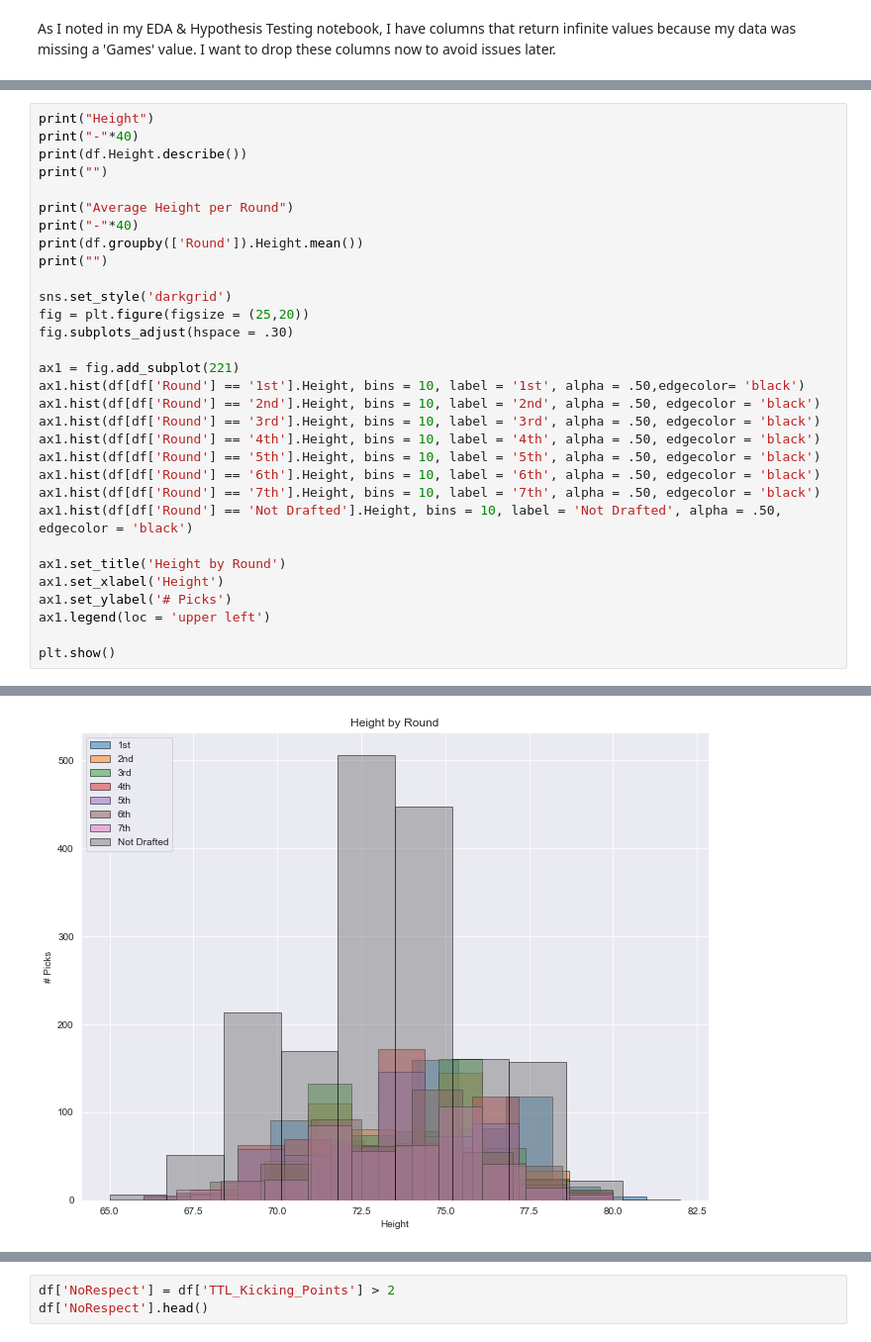
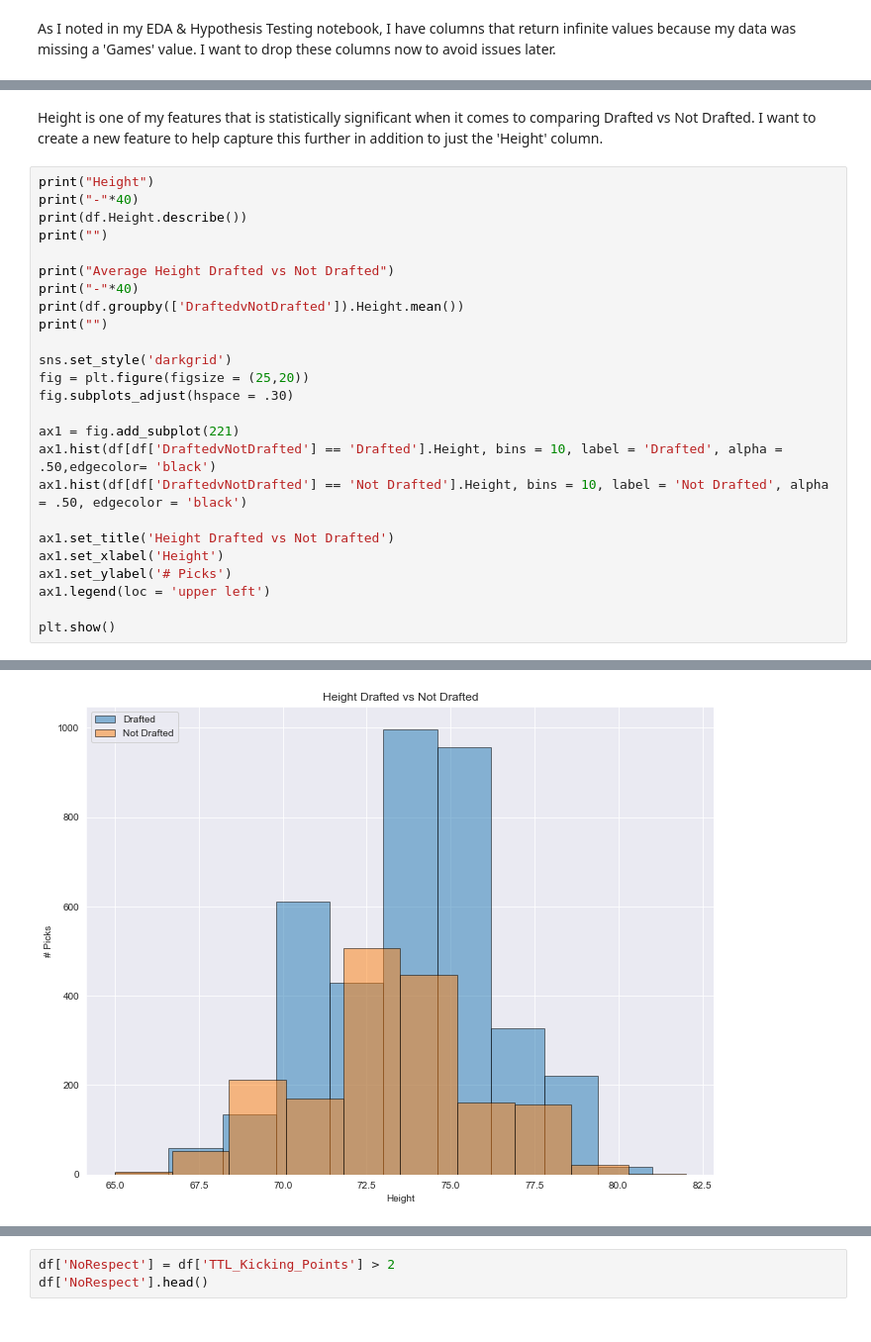
Before and after one commit to mcerow/pick_me, a Jupyter notebook: feature_engineering.ipynb, the cells around one changed output, grey strips where cells are left out. Shown at 99% size. Saved outputs shown, nothing was run; the diff lists cells and outputs as text.

```diff
--- a/feature_engineering.ipynb
+++ b/feature_engineering.ipynb
@@ -41,15 +45,17 @@ df.head()
 | 2 | John Baker | P | North Texas | 2000 | 75 | 227 | 2.46 | 15.67 | 8.09 | 56.95 | ... |
 | 3 | Anthony Becht | TE | West Virginia | 2000 | 78 | 270 | 4.78 | 33.50 | 10.11 | 123.00 | ... |
 | 4 | Tom Brady | QB | Michigan | 2000 | 76 | 211 | 5.28 | 24.50 | 9.61 | 99.00 | ... |
+# %% [markdown]
+Height is one of my features that is statistically significant when it comes to comparing Drafted vs Not Drafted. I want to create a new feature to help capture this further in addition to just the 'Height' column.
 # %%
 print("Height")
 print("-"*40)
 print(df.Height.describe())
 print("")
 
-print("Average Height per Round")
+print("Average Height Drafted vs Not Drafted")
 print("-"*40)
-print(df.groupby(['Round']).Height.mean())
+print(df.groupby(['DraftedvNotDrafted']).Height.mean())
 print("")
 
 sns.set_style('darkgrid')
@@ -57,16 +63,10 @@ fig = plt.figure(figsize = (25,20))
 fig.subplots_adjust(hspace = .30)
 
 ax1 = fig.add_subplot(221)
-ax1.hist(df[df['Round'] == '1st'].Height, bins = 10, label = '1st', alpha = .50,edgecolor= 'black')
-ax1.hist(df[df['Round'] == '2nd'].Height, bins = 10, label = '2nd', alpha = .50, edgecolor = 'black')
-ax1.hist(df[df['Round'] == '3rd'].Height, bins = 10, label = '3rd', alpha = .50, edgecolor = 'black')
-ax1.hist(df[df['Round'] == '4th'].Height, bins = 10, label = '4th', alpha = .50, edgecolor = 'black')
-ax1.hist(df[df['Round'] == '5th'].Height, bins = 10, label = '5th', alpha = .50, edgecolor = 'black')
-ax1.hist(df[df['Round'] == '6th'].Height, bins = 10, label = '6th', alpha = .50, edgecolor = 'black')
-ax1.hist(df[df['Round'] == '7th'].Height, bins = 10, label = '7th', alpha = .50, edgecolor = 'black')
-ax1.hist(df[df['Round'] == 'Not Drafted'].Height, bins = 10, label = 'Not Drafted', alpha = .50, edgecolor = 'black')
+ax1.hist(df[df['DraftedvNotDrafted'] == 'Drafted'].Height, bins = 10, label = 'Drafted', alpha = .50,edgecolor= 'black')
+ax1.hist(df[df['DraftedvNotDrafted'] == 'Not Drafted'].Height, bins = 10, label = 'Not Drafted', alpha = .50, edgecolor = 'black')
 
-ax1.set_title('Height by Round')
+ax1.set_title('Height Drafted vs Not Drafted')
 ax1.set_xlabel('Height')
 ax1.set_ylabel('# Picks')
 ax1.legend(loc = 'upper left')
@@ -91,3 +92,3 @@ Name: Height, dtype: float64
 Not Drafted   73.18
 Name: Height, dtype: float64
-[figure, old version]
+[figure, new version]
```
Also changed, not shown: parts of 19 cells of this notebook.
